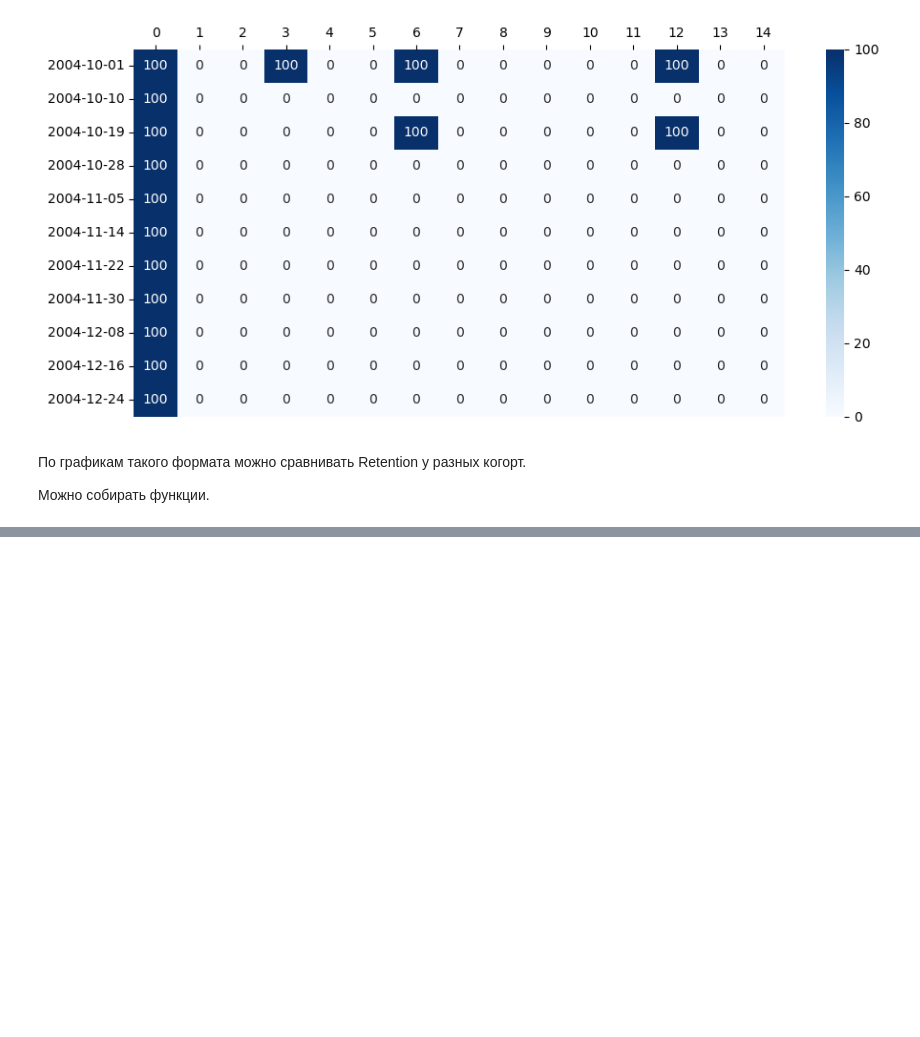
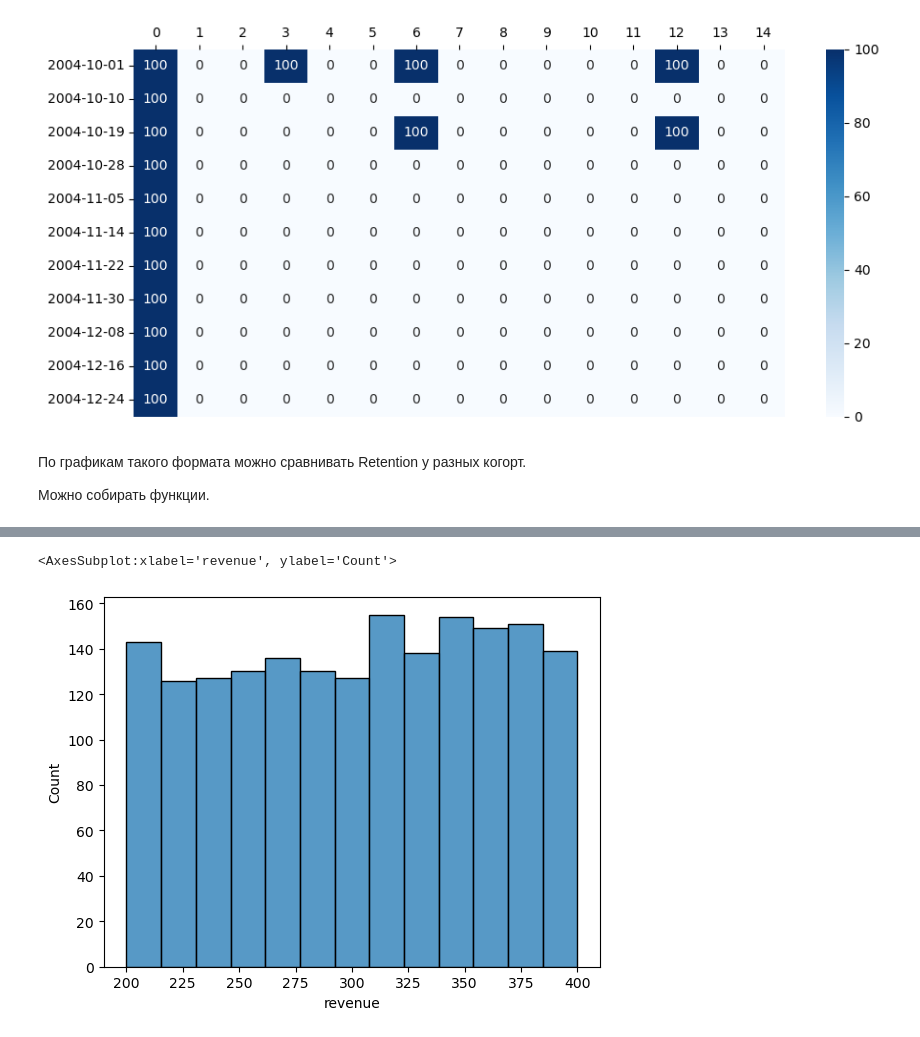
Before and after one commit to DmitriyRys/mobile_gaming, a Jupyter notebook: mobile_gaming_developer.ipynb, the cells around one changed output, grey strips where cells are left out. Cells and saved outputs as stored; diff of their text form; code cells hidden in the pictures; blank space fills up the shorter version.

```diff
--- a/mobile_gaming_developer.ipynb
+++ b/mobile_gaming_developer.ipynb
@@ -558,0 +1070,9 @@ print(retention_nday.__doc__).
+# %%
+# Посмотрим на группу А без выбросов
+
+sns.histplot(ab_df[(ab_df.testgroup == 'a')
+                   & (ab_df.revenue > 0)
+                   & (ab_df.revenue < 35000)].revenue)
+# %% [output]
+<AxesSubplot:xlabel='revenue', ylabel='Count'>
+[figure, added]
```
Also changed, not shown: parts of 32 cells of this notebook, 1 other file.
